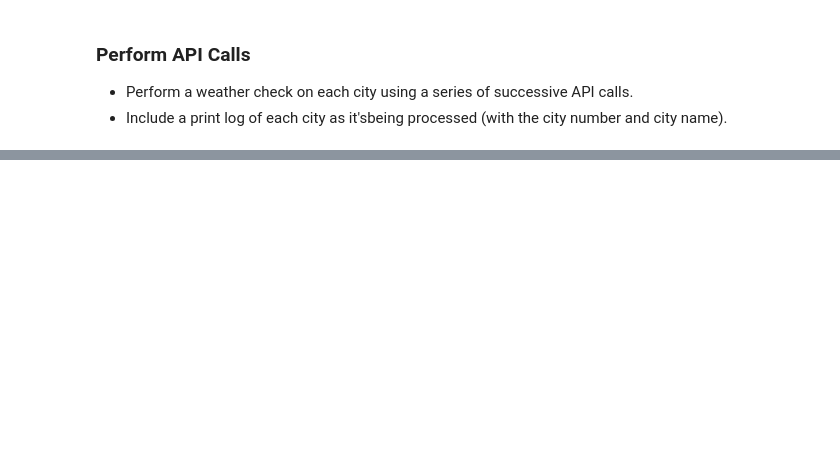
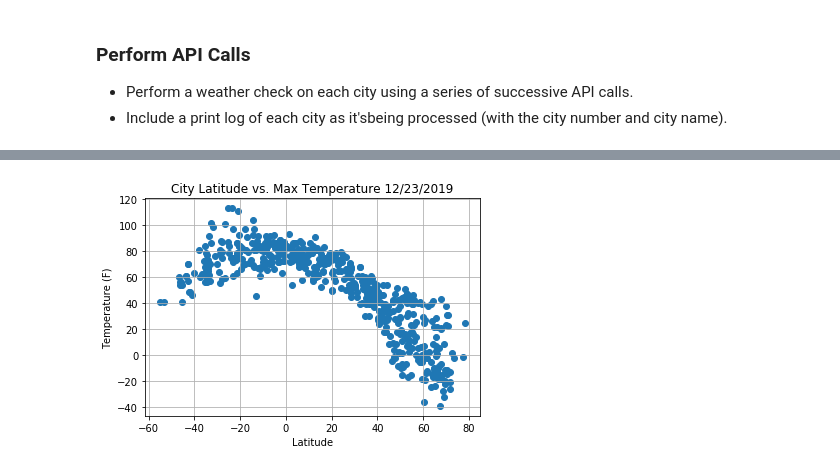
Before and after one commit to daniela-matos/equator_weather, a Jupyter notebook: WeatherPy/main.ipynb, the cells around one changed output, grey strips where cells are left out. Saved outputs shown, nothing was run; the diff lists cells and outputs as text; code cells hidden in the pictures; blank space fills up the shorter version.

```diff
--- a/WeatherPy/main.ipynb
+++ b/WeatherPy/main.ipynb
@@ -119,0 +117,4 @@ http://api.openweathermap.org/data/2.5/weather?units=imperial&q=novaya igirma,RU
+# %%
+# drop rows with Nan values
+weather['Max Temp'] = weather['Max Temp'].replace('', np.nan)
+weather = weather.dropna()
@@ -119,0 +138,11 @@ http://api.openweathermap.org/data/2.5/weather?units=imperial&q=novaya igirma,RU
+# %%
+# Build a scatter plot for each data type
+plt.scatter(weather["Lat"], weather["Max Temp"], marker="o")
+
+# Incorporate the other graph properties
+plt.title(f"City Latitude vs. Max Temperature {time.strftime('%m/%d/%Y')}")
+plt.ylabel("Temperature (F)")
+plt.xlabel("Latitude")
+plt.grid(True)
+# %% [output]
+[figure, added]
```
Also changed, not shown: parts of 7 cells of this notebook, 1 other file.
